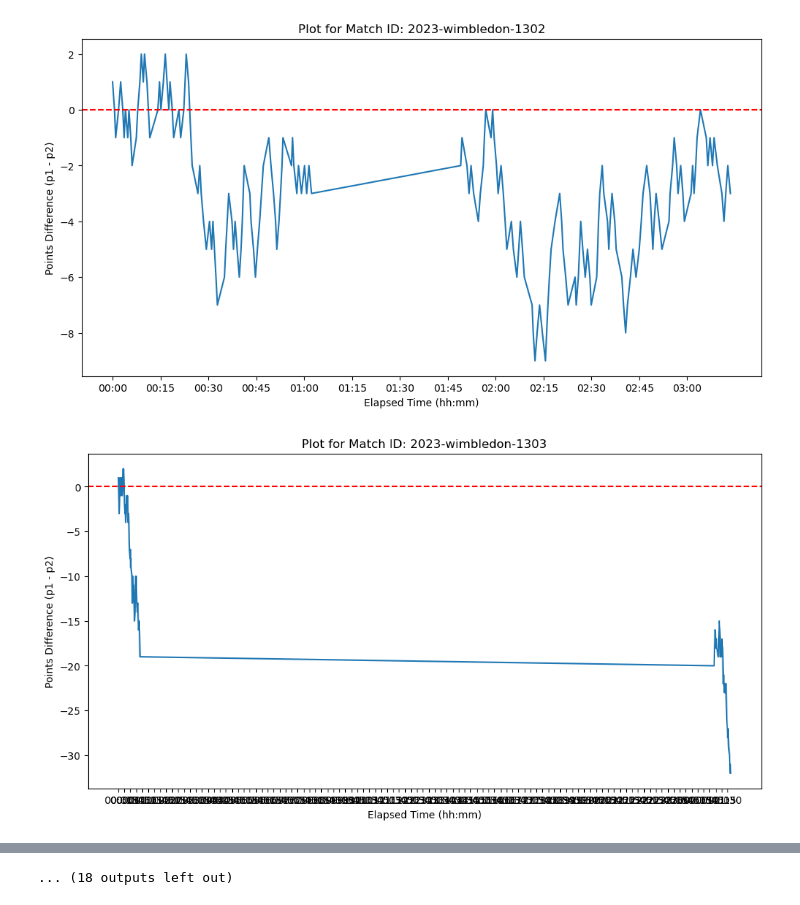
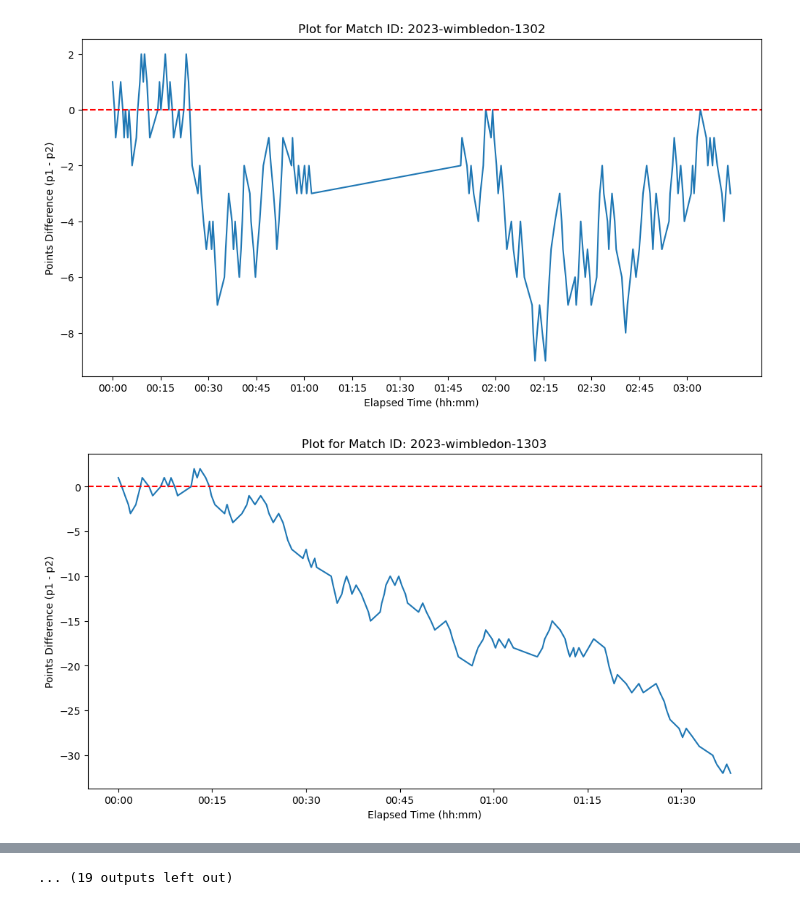
Before and after one commit to Ebotian/MCM, a Jupyter notebook: merge.ipynb, the cells around one changed output, grey strips where cells are left out. Cells and saved outputs as stored; diff of their text form; code cells hidden in the pictures.

```diff
--- a/merge.ipynb
+++ b/merge.ipynb
@@ -1,15 +1,15 @@
 # %%
+from itertools import chain
 import pandas as pd
 import numpy as np
 from re import T
 from sklearn.metrics import mean_squared_error
 from math import sqrt
-#from pomegranate import MarkovChain
-
+import markovify
 id=0
 
 ############ load and digitize the data
-data=pd.read_csv('/home/ebotian/MCM/tennis.csv')
+data=pd.read_csv('/home/ebotian/MCM/tennis2.csv')
 
 ############
 
@@ -37,7 +37,7 @@ subdata,match=pre_process(data)
 ##############
 
 def process_all_ids(subdata):
-    for id in range(len(match)-1):
+    for id in range(len(match)):
         index_array = subdata[match[id]][subdata[match[id]]['server'] == 2].index.values
         subdata[match[id]].loc[index_array, 'point_victor'] = 1 - subdata[match[id]].loc[index_array, 'point_victor']
         target=pd.DataFrame(subdata[match[id]]["point_victor"])
@@ -81,22 +81,3 @@ def get_average_interval(id, subdata):
     average_interval = filtered_diff.mean()
 
     return average_interval
-
-def create_markov_chain(id, subdata):
-    # Create a new list to store the combined states
-    states = []
-
-    # Iterate over the rows in the dataframe
-    for index, row in subdata[match[id]].iterrows():
-        # Combine the 'server' and 'point_victor' columns and add the result to the list
-        states.append(str(row['server']) + "-" + str(row['point_victor']))
-
-    # Build the Markov Chain
-    mc = MarkovChain.from_data(states)
-
-    return mc
-
-# Usage:
-#mc = create_markov_chain(0, subdata)
-#print(mc)
-print(subdata[match[id]].columns)
@@ -122,7 +161,7 @@ print(subdata[match[id]].columns)
 import matplotlib.pyplot as plt
 from datetime import datetime, timedelta
 
-def draw_bar_plot(id, subdata):
+def draw_plot(id, subdata):
         # Set the figure size (width, height)
     plt.figure(figsize=(12, 6))
 
@@ -131,36 +170,36 @@ def draw_bar_plot(id, subdata):
     #print(y_values)
     # Get the 'elapsed_time' values and convert them to total number of seconds
     x_values = subdata[match[id]]['elapsed_time'].dt.total_seconds()
     #print(x_values)
     # Create the bar plot
     plt.plot(x_values, y_values)
 
     # Create xticks every 15 minutes
     x_ticks = np.arange(min(x_values), max(x_values), 15*60)  # 15 minutes in seconds
     x_tick_labels = [(datetime.min + timedelta(seconds=s)).time().strftime('%H:%M') for s in x_ticks]
     plt.xticks(x_ticks, x_tick_labels)
 
         # Add x and y labels
     plt.xlabel('Elapsed Time (hh:mm)')
     plt.ylabel('Points Difference (p1 - p2)')
 
         # Add a title
     plt.title(f'Plot for Match ID: {match[id]}')
 
     # Add a horizontal line at y=0
     plt.axhline(0, color='red', linestyle='--')
 
     # Show the plot
     plt.show()
 
 # Usage:
-for id in range(len(match)-1):
+for id in range(len(match)):
     #print(id)
-    draw_bar_plot(id, subdata)
+    draw_plot(id, subdata)
 # %% [output]
 [figure]
 [figure]
-[figure, old version]
+[figure, new version]
 [figure]
 [figure]
 [figure]
@@ -170,4 +209,4 @@ for id in range(len(match)-1):
 [figure]
 [figure]
 [figure]
-... (18 outputs left out)
+... (19 outputs left out)
```
Also changed, not shown: parts of 3 cells of this notebook, 3 other files.
